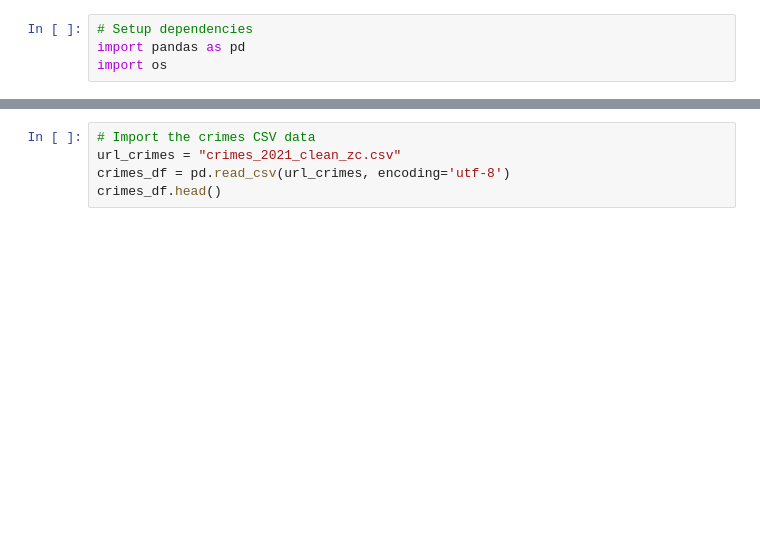
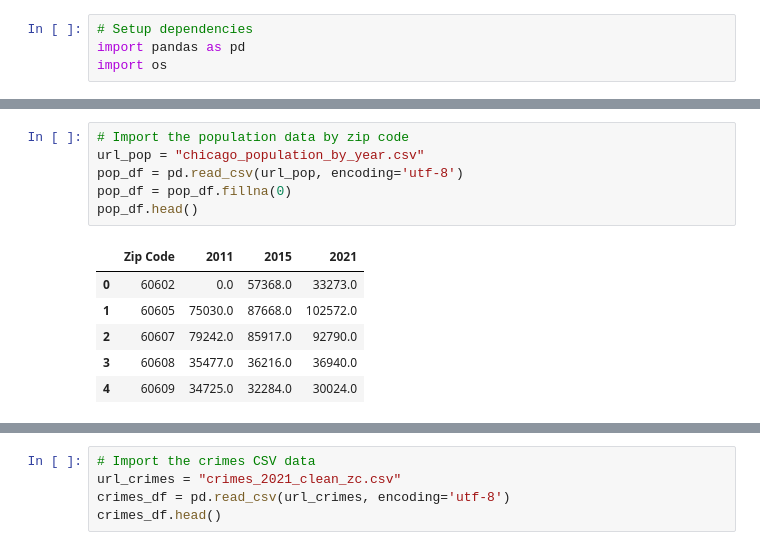
Before and after one commit to MattPostlewaite/NWBC-Project1-Group2, a Jupyter notebook: group_crime.ipynb, the cells around one changed output, grey strips where cells are left out. Saved outputs shown, nothing was run; the diff lists cells and outputs as text; blank space fills up the shorter version.

```diff
--- a/group_crime.ipynb
+++ b/group_crime.ipynb
@@ -4,0 +10,13 @@ import os
+# %%
+# Import the population data by zip code
+url_pop = "chicago_population_by_year.csv"
+pop_df = pd.read_csv(url_pop, encoding='utf-8')
+pop_df = pop_df.fillna(0)
+pop_df.head()
+# %% [output]
+|  | Zip Code | 2011 | 2015 | 2021 |
+| 0 | 60602 | 0.0 | 57368.0 | 33273.0 |
+| 1 | 60605 | 75030.0 | 87668.0 | 102572.0 |
+| 2 | 60607 | 79242.0 | 85917.0 | 92790.0 |
+| 3 | 60608 | 35477.0 | 36216.0 | 36940.0 |
+| 4 | 60609 | 34725.0 | 32284.0 | 30024.0 |
```
Also changed, not shown: parts of 19 cells of this notebook, 4 other files.
